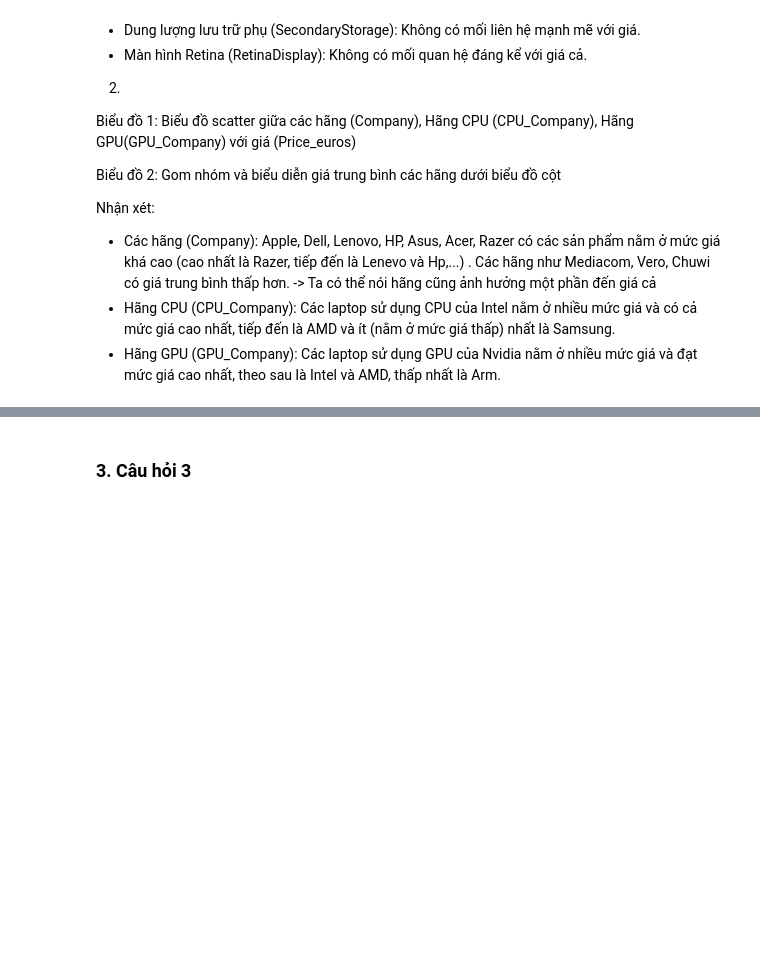
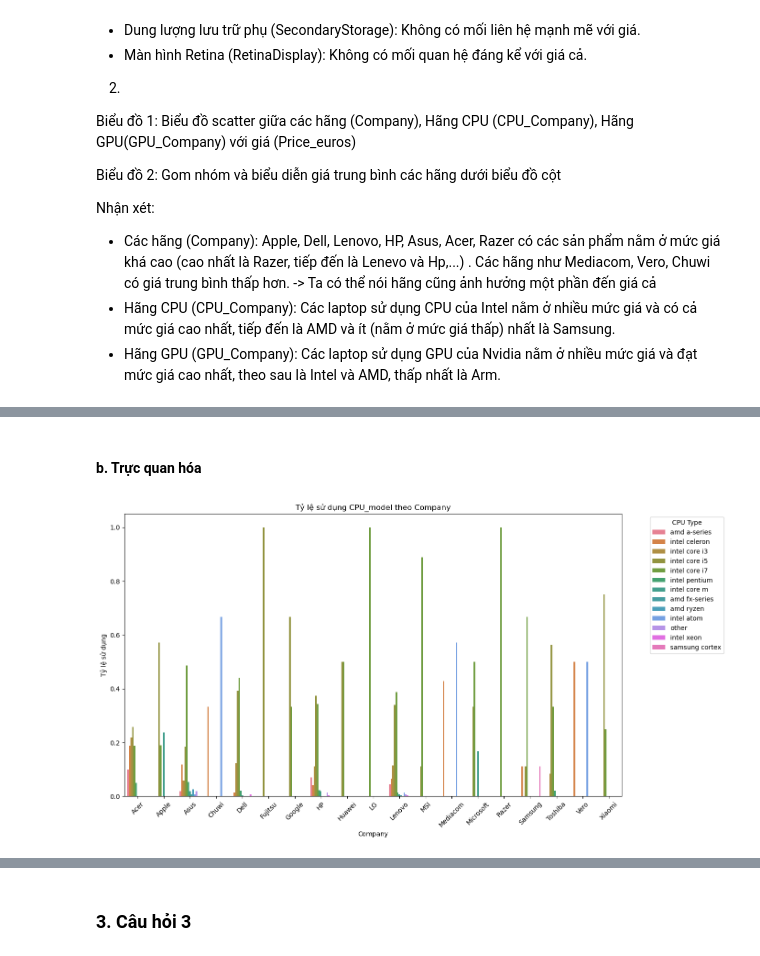
Before and after one commit to nguyennn263/final-lab-programming4DS, a Jupyter notebook: TienQuoc_Q1.ipynb, the cells around one changed output, grey strips where cells are left out. Cells and saved outputs as stored; diff of their text form; code cells hidden in the pictures; blank space fills up the shorter version.

```diff
--- a/TienQuoc_Q1.ipynb
+++ b/TienQuoc_Q1.ipynb
@@ -810,0 +799,7 @@ Name: count, dtype: int64
+# %%
+# Tạo bảng tần số sử dụng CPU_model và GPU_model theo Company
+cpu_usage = df.groupby(['Company', 'CPU_Type']).size().reset_index(name='Count')
+gpu_usage = df.groupby(['Company', 'GPU_Type']).size().reset_index(name='Count')
+
+cpu_usage['CPU_ratio'] = cpu_usage.groupby('Company')['Count'].transform(lambda x: x / x.sum())
+gpu_usage['GPU_ratio'] = gpu_usage.groupby('Company')['Count'].transform(lambda x: x / x.sum())
@@ -810,0 +921,13 @@ Name: count, dtype: int64
+# %% [markdown]
+#### b. Trực quan hóa <a id="iv2b"></a>
+# %%
+# Biểu đồ cột tỷ lệ sử dụng CPU theo hãng
+plt.figure(figsize=(14, 8))
+sns.barplot(data=cpu_usage, x='Company', y='CPU_ratio', hue='CPU_Type')
+plt.title('Tỷ lệ sử dụng CPU_model theo Company')
+plt.ylabel('Tỷ lệ sử dụng')
+plt.xticks(rotation=45)
+plt.legend(title='CPU Type', bbox_to_anchor=(1.05, 1), loc='upper left')
+plt.show()
+# %% [output]
+[figure, added]
```
Also changed, not shown: parts of 20 cells of this notebook.
